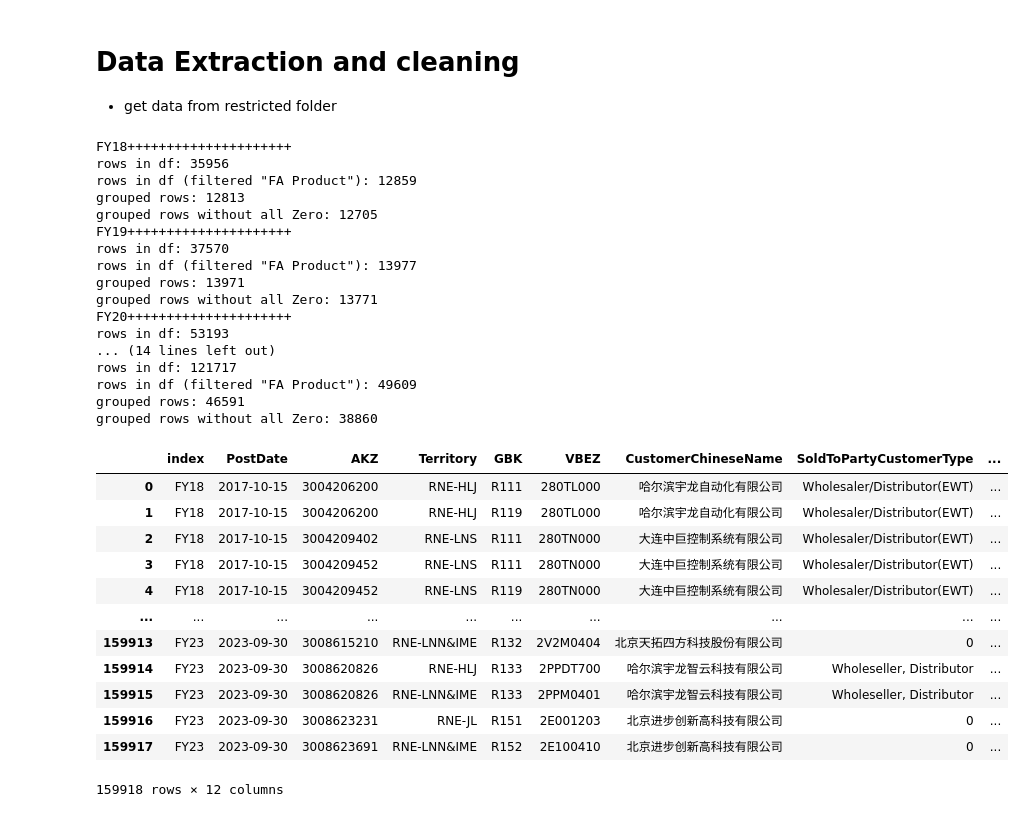
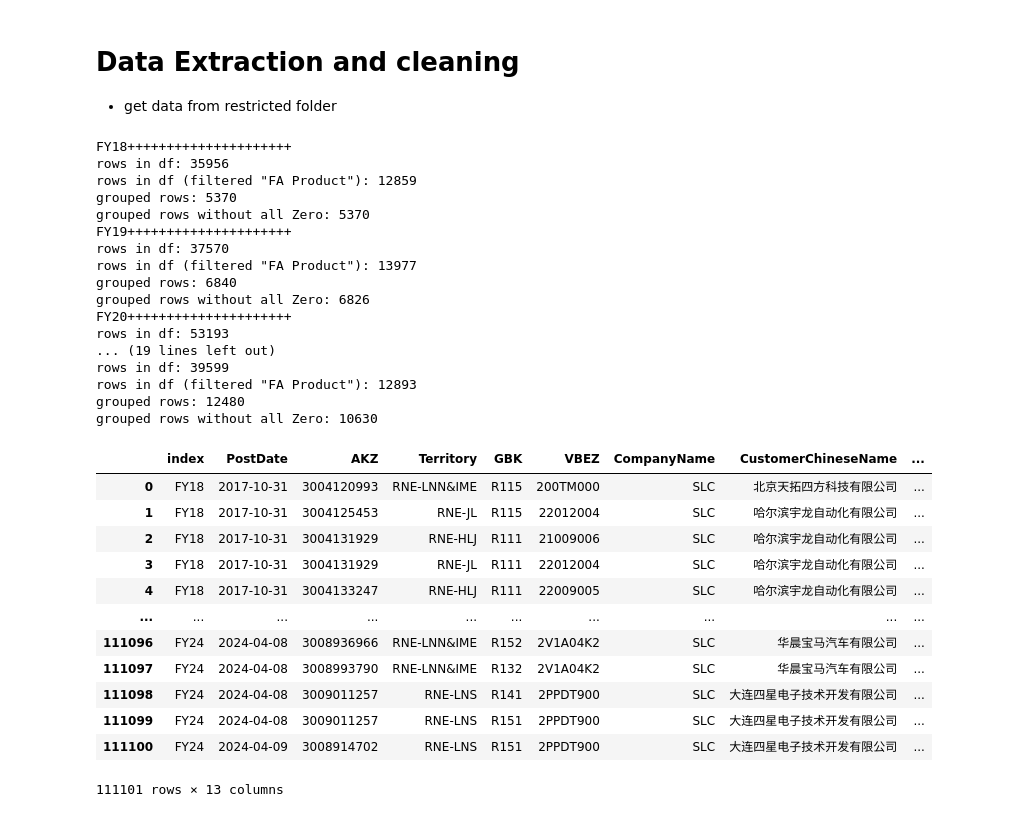
Before and after one commit to Nyahua/ruc, a Jupyter notebook: time_series/homework/00-data_Extraction.ipynb, the cells around one changed output. Cells and saved outputs as stored; diff of their text form; code cells hidden in the pictures.

```diff
--- a/time_series/homework/00-data_Extraction.ipynb
+++ b/time_series/homework/00-data_Extraction.ipynb
@@ -11,53 +11,56 @@ label_encoder = preprocessing.LabelEncoder()
 # %%
 ts = dict()
 DATAFOLDER = Path('restricted/yearend/')
 filenames = [f for f in DATAFOLDER.glob('FY*.xlsx')]
 
 for fn in filenames:
     fy = fn.name[:4]
     print(f"{fy}+++++++++++++++++++++")
     df = pd.read_excel(fn, sheet_name='Sheet1', skiprows=0, engine='calamine')
+    df.rename(
+        columns={'BU Segment': 'BUSegment', "SO number":"AKZ", "Customer CN Name": "CustomerChineseName"},
+        inplace=True)
     print('rows in df:', len(df))
     df = df.loc[df.BUSegment.fillna('').str.contains('FA Product')]
     print('rows in df (filtered "FA Product"):', len(df))
-    cols = ['PostDate', 'AKZ', 'Territory', 'GBK', 'VBEZ',
-            'CustomerChineseName', 'SoldToPartyCustomerType', 'AssignedCustomerName', 'AssignType']
+    cols = ['PostDate', 'AKZ', 'Territory', 'GBK', 'VBEZ', 'CompanyName',
+            'CustomerChineseName', 'AssignedCustomerType', 'AssignedCustomerName', 'AssignType']
     grp = df.groupby(cols)[['OR', 'TO']].sum().reset_index()
     print('grouped rows:', len(grp))
     grp = grp.loc[(grp[['OR', 'TO']]!=0).any(axis=1)]
     print('grouped rows without all Zero:', len(grp))
     grp['PostDate'] = pd.to_datetime(grp.PostDate)
     ts[fy] = grp
 ts = pd.concat(ts.values(), keys=ts.keys()).droplevel(-1).reset_index()
 ts
 # %% [output]
 FY18+++++++++++++++++++++
 rows in df: 35956
 rows in df (filtered "FA Product"): 12859
-grouped rows: 12813
-grouped rows without all Zero: 12705
+grouped rows: 5370
+grouped rows without all Zero: 5370
 FY19+++++++++++++++++++++
 rows in df: 37570
 rows in df (filtered "FA Product"): 13977
-grouped rows: 13971
-grouped rows without all Zero: 13771
+grouped rows: 6840
+grouped rows without all Zero: 6826
 FY20+++++++++++++++++++++
 rows in df: 53193
-... (14 lines left out)
-rows in df: 121717
-rows in df (filtered "FA Product"): 49609
-grouped rows: 46591
-grouped rows without all Zero: 38860
+... (19 lines left out)
+rows in df: 39599
+rows in df (filtered "FA Product"): 12893
+grouped rows: 12480
+grouped rows without all Zero: 10630
-|  | index | PostDate | AKZ | Territory | GBK | VBEZ | CustomerChineseName | SoldToPartyCustomerType | ... |
-| 0 | FY18 | 2017-10-15 | 3004206200 | RNE-HLJ | R111 | 280TL000 | 哈尔滨宇龙自动化有限公司 | Wholesaler/Distributor(EWT) | ... |
-| 1 | FY18 | 2017-10-15 | 3004206200 | RNE-HLJ | R119 | 280TL000 | 哈尔滨宇龙自动化有限公司 | Wholesaler/Distributor(EWT) | ... |
-| 2 | FY18 | 2017-10-15 | 3004209402 | RNE-LNS | R111 | 280TN000 | 大连中巨控制系统有限公司 | Wholesaler/Distributor(EWT) | ... |
-| 3 | FY18 | 2017-10-15 | 3004209452 | RNE-LNS | R111 | 280TN000 | 大连中巨控制系统有限公司 | Wholesaler/Distributor(EWT) | ... |
-| 4 | FY18 | 2017-10-15 | 3004209452 | RNE-LNS | R119 | 280TN000 | 大连中巨控制系统有限公司 | Wholesaler/Distributor(EWT) | ... |
+|  | index | PostDate | AKZ | Territory | GBK | VBEZ | CompanyName | CustomerChineseName | ... |
+| 0 | FY18 | 2017-10-31 | 3004120993 | RNE-LNN&IME | R115 | 200TM000 | SLC | 北京天拓四方科技有限公司 | ... |
+| 1 | FY18 | 2017-10-31 | 3004125453 | RNE-JL | R115 | 22012004 | SLC | 哈尔滨宇龙自动化有限公司 | ... |
+| 2 | FY18 | 2017-10-31 | 3004131929 | RNE-HLJ | R111 | 21009006 | SLC | 哈尔滨宇龙自动化有限公司 | ... |
+| 3 | FY18 | 2017-10-31 | 3004131929 | RNE-JL | R111 | 22012004 | SLC | 哈尔滨宇龙自动化有限公司 | ... |
+| 4 | FY18 | 2017-10-31 | 3004133247 | RNE-HLJ | R111 | 22009005 | SLC | 哈尔滨宇龙自动化有限公司 | ... |
 | ... | ... | ... | ... | ... | ... | ... | ... | ... | ... |
-| 159913 | FY23 | 2023-09-30 | 3008615210 | RNE-LNN&IME | R132 | 2V2M0404 | 北京天拓四方科技股份有限公司 | 0 | ... |
-| 159914 | FY23 | 2023-09-30 | 3008620826 | RNE-HLJ | R133 | 2PPDT700 | 哈尔滨宇龙智云科技有限公司 | Wholeseller, Distributor | ... |
-| 159915 | FY23 | 2023-09-30 | 3008620826 | RNE-LNN&IME | R133 | 2PPM0401 | 哈尔滨宇龙智云科技有限公司 | Wholeseller, Distributor | ... |
-| 159916 | FY23 | 2023-09-30 | 3008623231 | RNE-JL | R151 | 2E001203 | 北京进步创新高科技有限公司 | 0 | ... |
-| 159917 | FY23 | 2023-09-30 | 3008623691 | RNE-LNN&IME | R152 | 2E100410 | 北京进步创新高科技有限公司 | 0 | ... |
+| 111096 | FY24 | 2024-04-08 | 3008936966 | RNE-LNN&IME | R152 | 2V1A04K2 | SLC | 华晨宝马汽车有限公司 | ... |
+| 111097 | FY24 | 2024-04-08 | 3008993790 | RNE-LNN&IME | R132 | 2V1A04K2 | SLC | 华晨宝马汽车有限公司 | ... |
+| 111098 | FY24 | 2024-04-08 | 3009011257 | RNE-LNS | R141 | 2PPDT900 | SLC | 大连四星电子技术开发有限公司 | ... |
+| 111099 | FY24 | 2024-04-08 | 3009011257 | RNE-LNS | R151 | 2PPDT900 | SLC | 大连四星电子技术开发有限公司 | ... |
+| 111100 | FY24 | 2024-04-09 | 3008914702 | RNE-LNS | R151 | 2PPDT900 | SLC | 大连四星电子技术开发有限公司 | ... |
-159918 rows × 12 columns
+111101 rows × 13 columns
```
Also changed, not shown: parts of 8 cells of this notebook, 2 other files.
